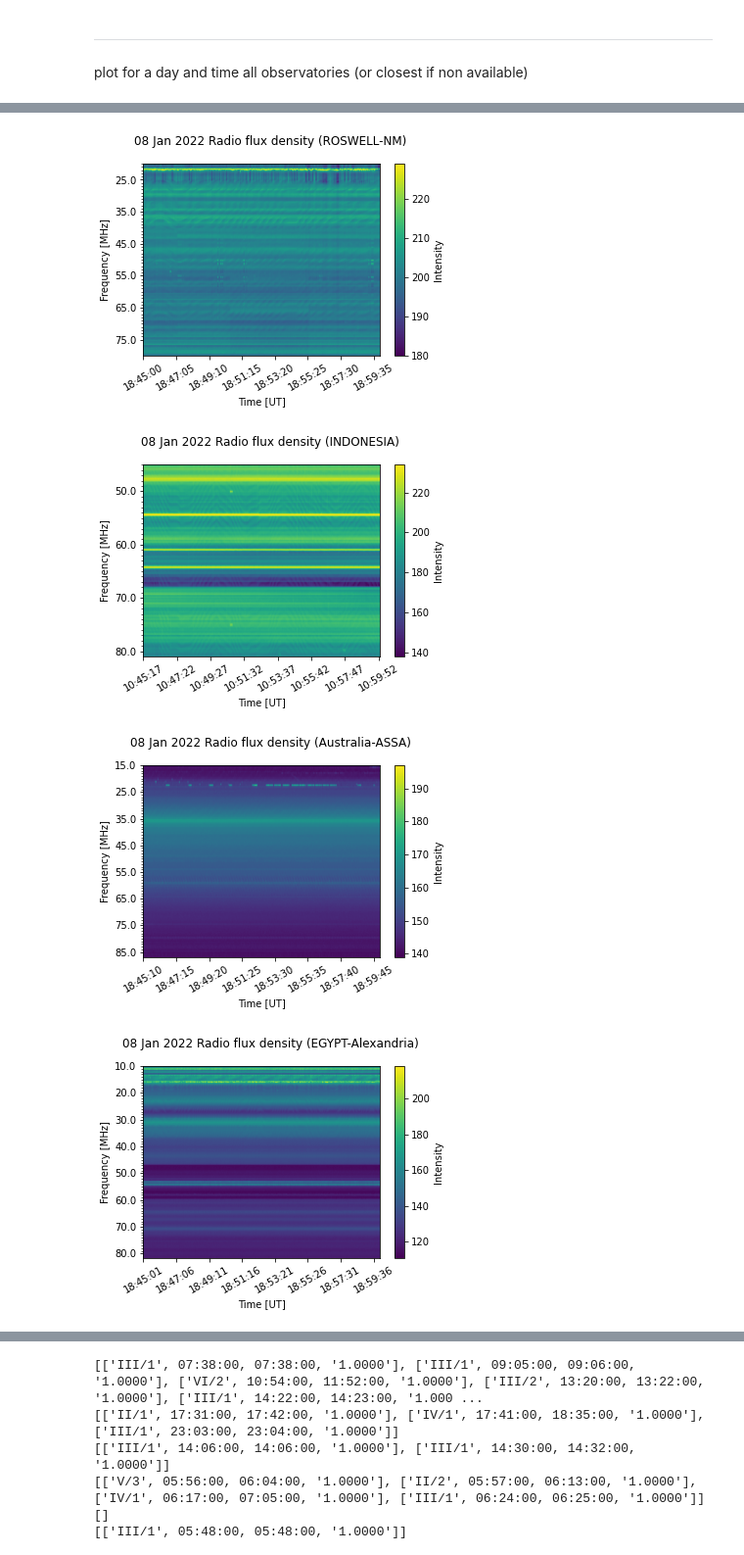
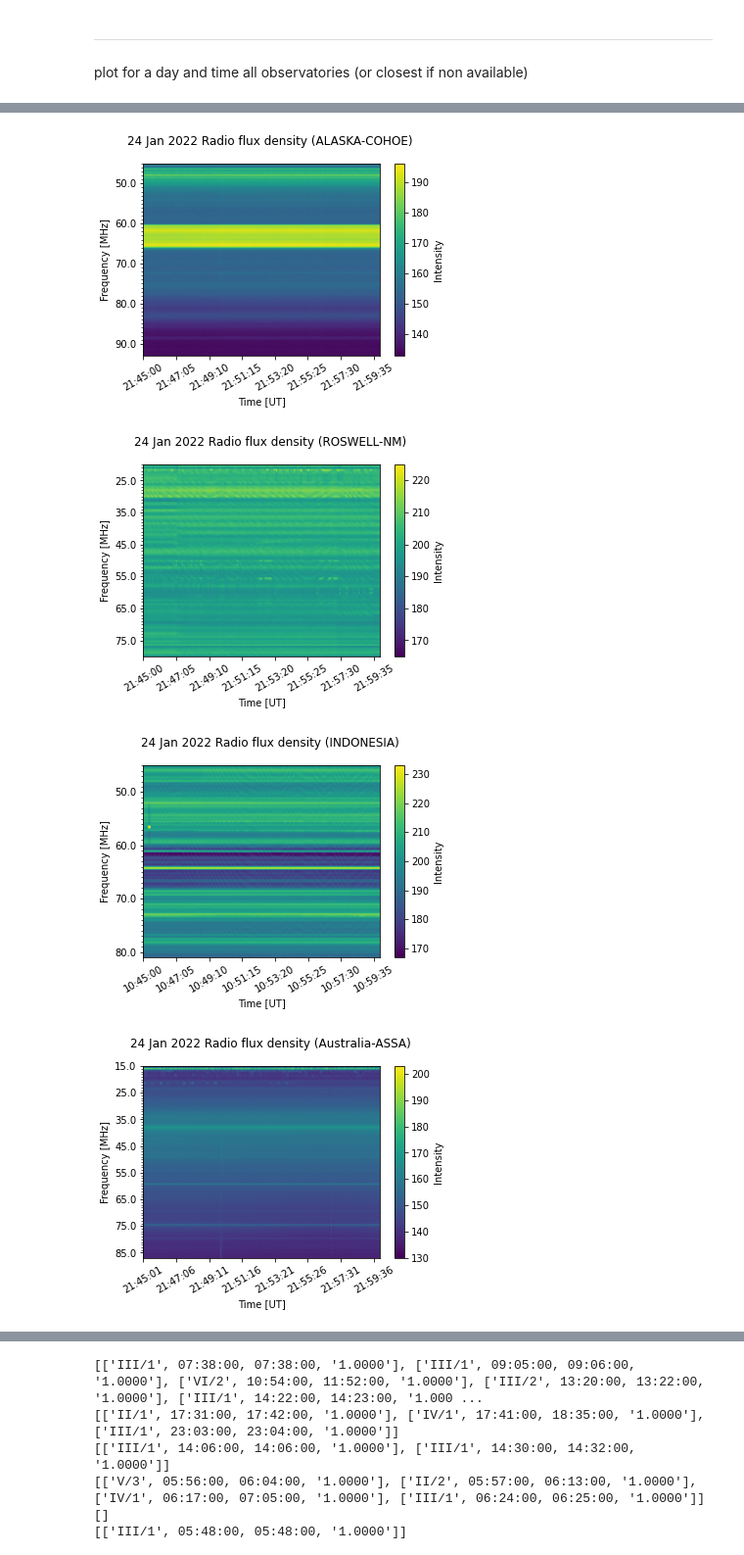
Before and after one commit to lukas-hoefig/eCallistoRadioBursts, a Jupyter notebook: days.ipynb, the cells around one changed output, grey strips where cells are left out. Shown at 98% size. Drawn from its saved outputs; the diff is of its cells as text; code cells hidden in the pictures.

```diff
--- a/days.ipynb
+++ b/days.ipynb
@@ -14,7 +14,7 @@ get 'my' results for  specific day
 # %%
 year = 2022
 month = 1
-day = 14
+day = 24
 spec_range = [45, 81]
 observatory = [observatories.uni_graz, observatories.triest, observatories.swiss_landschlacht, observatories.oe3flb,
                    observatories.alaska_haarp, observatories.alaska_cohoe, observatories.roswell,
@@ -33,7 +33,7 @@ for set1 in range(len(sets) - 1):
         data2_raw = copy.deepcopy(sets[set2])
         data1, data2 = data.fitTimeFrameDataSample(data1_raw, data2_raw)
         if data1 and data2:
-            corr = correlation.Correlation(data1, data2, day)
+            corr = correlation.Correlation(data1, data2, day, _flatten=True)
             corr.calculatePeaks()
             events += corr.peaks
         else:
@@ -76,14 +76,14 @@ import observatories
 import data
 year = 2022
 month = 1
-day = 8
+day = 24
 obs = [observatories.uni_graz, observatories.triest, observatories.swiss_landschlacht, observatories.oe3flb,
                    observatories.alaska_haarp, observatories.alaska_cohoe, observatories.roswell,
                    observatories.indonesia, observatories.assa, observatories.swiss_muhen, observatories.swiss_hb9sct,
                    observatories.egypt_alexandria, observatories.arecibo]
 for i in obs:
     try:
-        dp = data.createFromTime(year, month, day, "18:46:00", i, [45,81])
+        dp = data.createFromTime(year, month, day, "21:50:00", i, [45,81])
         dp.plot()
     except:
         pass
@@ -96,4 +96,4 @@ for i in obs:
-[figure, old version]
+[figure, new version]
-[figure, old version]
+[figure, new version]
-[figure, old version]
+[figure, new version]
-[figure, old version]
+[figure, new version]
```
Also changed, not shown: parts of 4 cells of this notebook, 10 other files.
